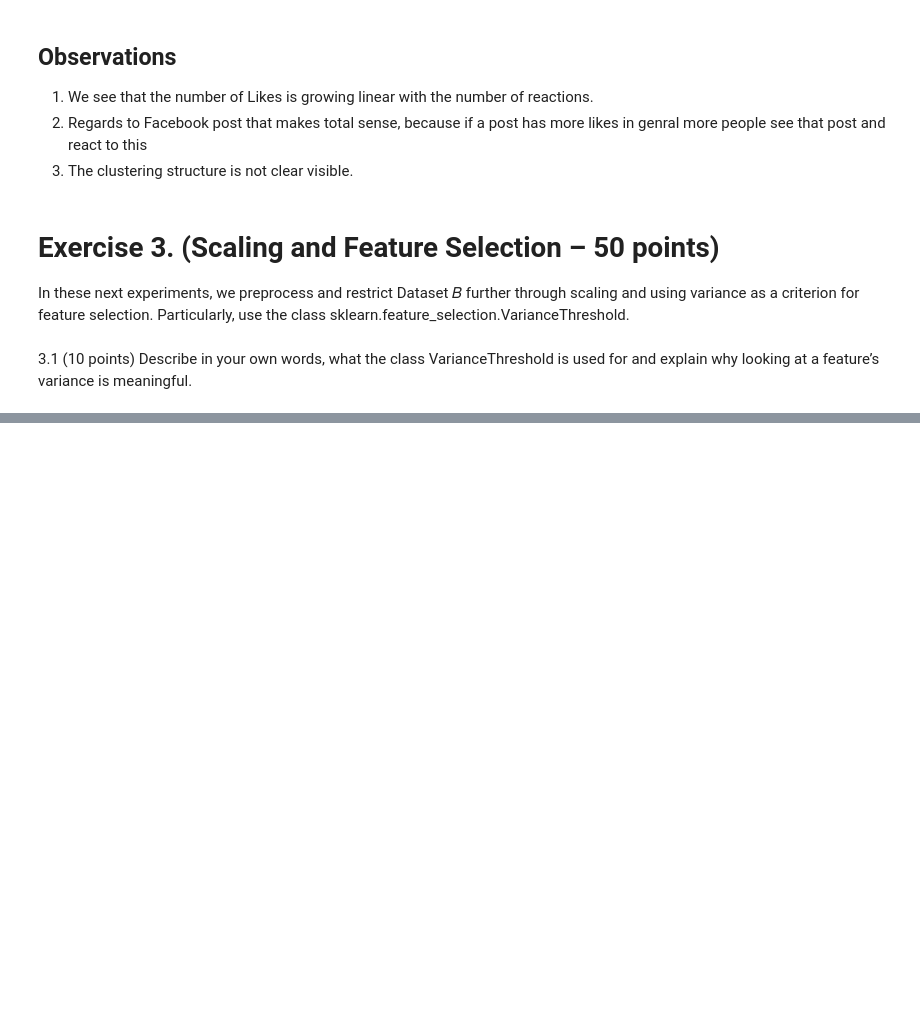
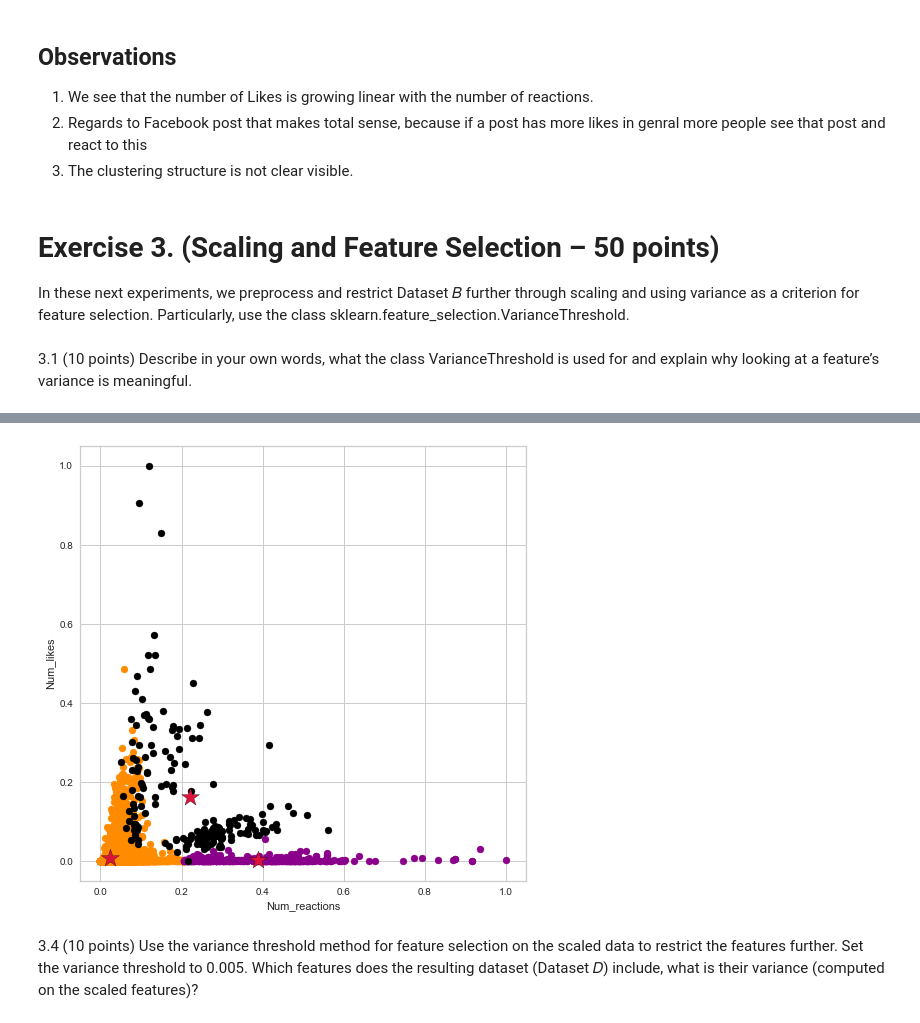
Before and after one commit to wuesten/Portfolio_1_MMS, a Jupyter notebook: portfolio_exam.ipynb, the cells around one changed output, grey strips where cells are left out. Cells and saved outputs as stored; diff of their text form; code cells hidden in the pictures; blank space fills up the shorter version.

```diff
--- a/portfolio_exam.ipynb
+++ b/portfolio_exam.ipynb
@@ -240,0 +298,11 @@ test
+# %%
+k_best = 3
+colors=['darkorange', 'darkmagenta','black', 'green', 'lime', 'blue', 'lavender', 'indigo','magenta','pink']
+kmeans,silhouette = calculate_silhouette_score(k_best,k_best,df_b)
+plot_clusters_with_centers(kmeans, df_b)
+# %% [output]
+[figure, added]
+# %% [markdown]
+3.4 (10 points) Use the variance threshold method for feature selection on the scaled data to restrict
+the features further. Set the variance threshold to 0.005. Which features does the resulting
+dataset (Dataset 𝐷) include, what is their variance (computed on the scaled features)?
```
Also changed, not shown: parts of 27 cells of this notebook.
